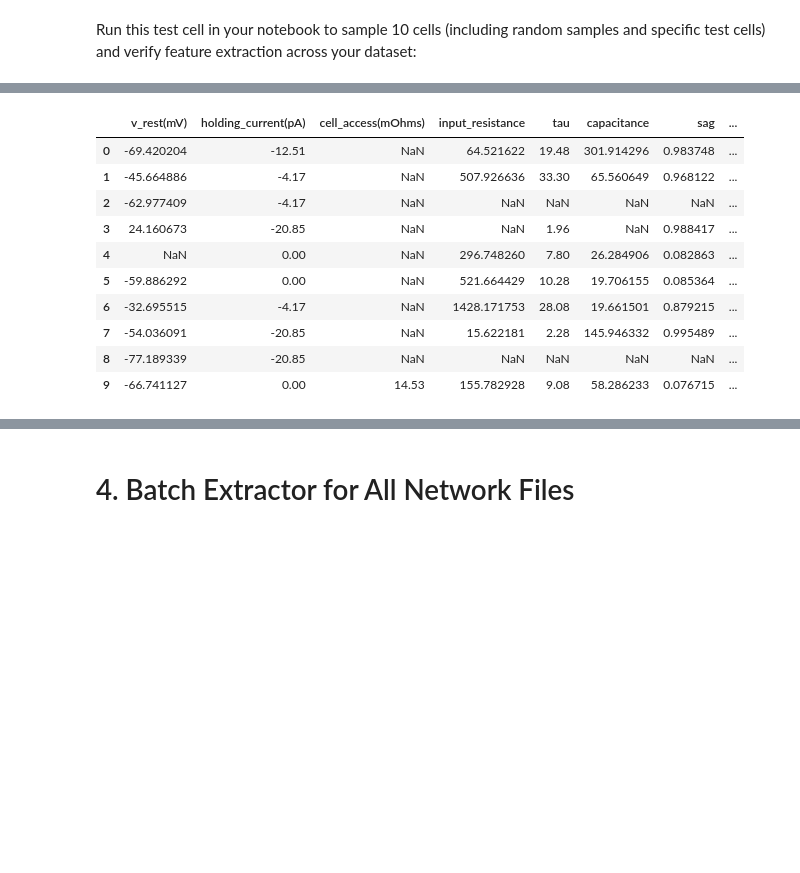
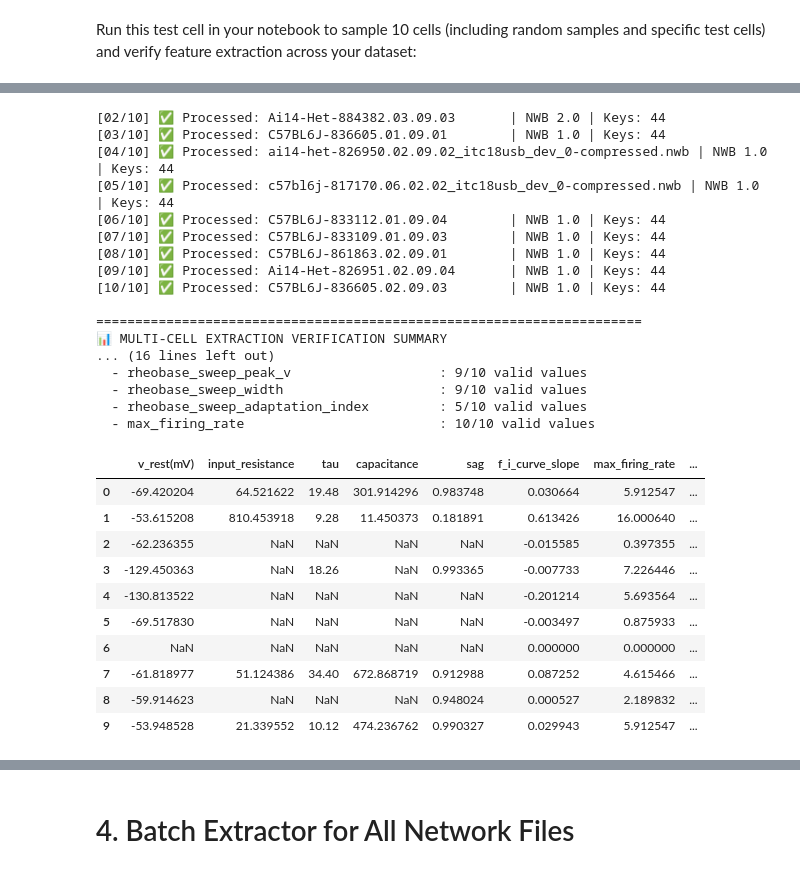
Before and after one commit to samsangmi/ipfx, a Jupyter notebook: analysis/notebooks/001_ephys_260930.ipynb, the cells around one changed output, grey strips where cells are left out. Saved outputs shown, nothing was run; the diff lists cells and outputs as text; code cells hidden in the pictures; blank space fills up the shorter version.

```diff
--- a/analysis/notebooks/001_ephys_260930.ipynb
+++ b/analysis/notebooks/001_ephys_260930.ipynb
@@ -2423,23 +3282,46 @@ SyntaxError: invalid syntax (82299714.py, line 1)
 # 3. Single Cell Feature Test
 # %%
 import pandas as pd
+import numpy as np
 
-# Test mix including a known spiking step file
+# Select a mix of test files (preferring known active/spiking cells if available)
 test_files = [f for f in nwb_files if "850495" in f or "880646" in f][:3]
 if not test_files:
     test_files = nwb_files[:3]
 
 test_rows = []
 for fpath in test_files:
-    feats = process_file_universal(fpath, metadata_df)
+    feats = process_file_universal(fpath, metadata_df if 'metadata_df' in globals() else pd.DataFrame())
     test_rows.append(feats)
 
 df_test_check = pd.DataFrame(test_rows)
 
-print("📊 PRE-BATCH VERIFICATION SUMMARY:")
-display(df_test_check[[
-    "cell_name", "v_rest(mV)", "holding_current(pA)",
-    "cell_access(mOhms)", "suprathreshold_sweep_cv_isi",
-    "rheobase_sweep_width", "rheobase_sweep_adp_v"
-]])
+print("=" * 100)
+print("📊 #v14 PRE-BATCH VERIFICATION SUMMARY")
+print("=" * 100)
+
+# Display essential passive, active, and hardware columns with updated #v14 unit headers
+display_cols = [
+    "cell_name",
+    "v_rest(mV)",
+    "holding_current(pA)",
+    "cell_access(mOhms)",
+    "bridge_balance(mOhms)",
+    "input_resistance(mOhms)",
+    "tau(ms)",
+    "capacitance(pF)",
+    "sag_fraction",
+    "sag_ratio",
+    "rheobase_sweep_stim_amp(pA)",
+    "rheobase_sweep_width(ms)",
+    "rheobase_sweep_adp_v(mV)",
+    "suprathreshold_sweep_cv_isi",
+    "max_firing_rate(Hz)"
+]
+
+# Render only existing columns in the returned dataframe
+valid_display_cols = [c for c in display_cols if c in df_test_check.columns]
+
+pd.set_option('display.max_columns', 20)
+display(df_test_check[valid_display_cols])
 # %% [output]
@@ -2580,7 +3464,7 @@ if 'nwb_version' in df_multi_test.columns:
 
 print("\n• Valid (Non-NaN) Feature Coverage Across Sample:")
 key_check_cols = [
-    'v_baseline', 'input_resistance', 'tau', 'capacitance', 'sag',
+    'v_baseline', 'input_resistance', 'bridge_balance(mOhms)', 'tau', 'capacitance', 'sag',
     'rheobase_sweep_stim_amp', 'rheobase_sweep_peak_v', 'rheobase_sweep_width',
     'rheobase_sweep_adaptation_index', 'max_firing_rate'
 ]
@@ -2613,11 +3483,28 @@ display(df_multi_test)
+[02/10] ✅ Processed: Ai14-Het-884382.03.09.03       | NWB 2.0 | Keys: 44
+[03/10] ✅ Processed: C57BL6J-836605.01.09.01        | NWB 1.0 | Keys: 44
+[04/10] ✅ Processed: ai14-het-826950.02.09.02_itc18usb_dev_0-compressed.nwb | NWB 1.0 | Keys: 44
+[05/10] ✅ Processed: c57bl6j-817170.06.02.02_itc18usb_dev_0-compressed.nwb | NWB 1.0 | Keys: 44
+[06/10] ✅ Processed: C57BL6J-833112.01.09.04        | NWB 1.0 | Keys: 44
+[07/10] ✅ Processed: C57BL6J-833109.01.09.03        | NWB 1.0 | Keys: 44
+[08/10] ✅ Processed: C57BL6J-861863.02.09.01        | NWB 1.0 | Keys: 44
+[09/10] ✅ Processed: Ai14-Het-826951.02.09.04       | NWB 1.0 | Keys: 44
+[10/10] ✅ Processed: C57BL6J-836605.02.09.03        | NWB 1.0 | Keys: 44
+
+======================================================================
+📊 MULTI-CELL EXTRACTION VERIFICATION SUMMARY
+... (16 lines left out)
+  - rheobase_sweep_peak_v                   : 9/10 valid values
+  - rheobase_sweep_width                    : 9/10 valid values
+  - rheobase_sweep_adaptation_index         : 5/10 valid values
+  - max_firing_rate                         : 10/10 valid values
-|  | v_rest(mV) | holding_current(pA) | cell_access(mOhms) | input_resistance | tau | capacitance | sag | ... |
-| 0 | -69.420204 | -12.51 | NaN | 64.521622 | 19.48 | 301.914296 | 0.983748 | ... |
-| 1 | -45.664886 | -4.17 | NaN | 507.926636 | 33.30 | 65.560649 | 0.968122 | ... |
-| 2 | -62.977409 | -4.17 | NaN | NaN | NaN | NaN | NaN | ... |
-| 3 | 24.160673 | -20.85 | NaN | NaN | 1.96 | NaN | 0.988417 | ... |
-| 4 | NaN | 0.00 | NaN | 296.748260 | 7.80 | 26.284906 | 0.082863 | ... |
-| 5 | -59.886292 | 0.00 | NaN | 521.664429 | 10.28 | 19.706155 | 0.085364 | ... |
-| 6 | -32.695515 | -4.17 | NaN | 1428.171753 | 28.08 | 19.661501 | 0.879215 | ... |
-| 7 | -54.036091 | -20.85 | NaN | 15.622181 | 2.28 | 145.946332 | 0.995489 | ... |
-| 8 | -77.189339 | -20.85 | NaN | NaN | NaN | NaN | NaN | ... |
-| 9 | -66.741127 | 0.00 | 14.53 | 155.782928 | 9.08 | 58.286233 | 0.076715 | ... |
+|  | v_rest(mV) | input_resistance | tau | capacitance | sag | f_i_curve_slope | max_firing_rate | ... |
+| 0 | -69.420204 | 64.521622 | 19.48 | 301.914296 | 0.983748 | 0.030664 | 5.912547 | ... |
+| 1 | -53.615208 | 810.453918 | 9.28 | 11.450373 | 0.181891 | 0.613426 | 16.000640 | ... |
+| 2 | -62.236355 | NaN | NaN | NaN | NaN | -0.015585 | 0.397355 | ... |
+| 3 | -129.450363 | NaN | 18.26 | NaN | 0.993365 | -0.007733 | 7.226446 | ... |
+| 4 | -130.813522 | NaN | NaN | NaN | NaN | -0.201214 | 5.693564 | ... |
+| 5 | -69.517830 | NaN | NaN | NaN | NaN | -0.003497 | 0.875933 | ... |
+| 6 | NaN | NaN | NaN | NaN | NaN | 0.000000 | 0.000000 | ... |
+| 7 | -61.818977 | 51.124386 | 34.40 | 672.868719 | 0.912988 | 0.087252 | 4.615466 | ... |
+| 8 | -59.914623 | NaN | NaN | NaN | 0.948024 | 0.000527 | 2.189832 | ... |
+| 9 | -53.948528 | 21.339552 | 10.12 | 474.236762 | 0.990327 | 0.029943 | 5.912547 | ... |
```
Also changed, not shown: parts of 58 cells of this notebook.
